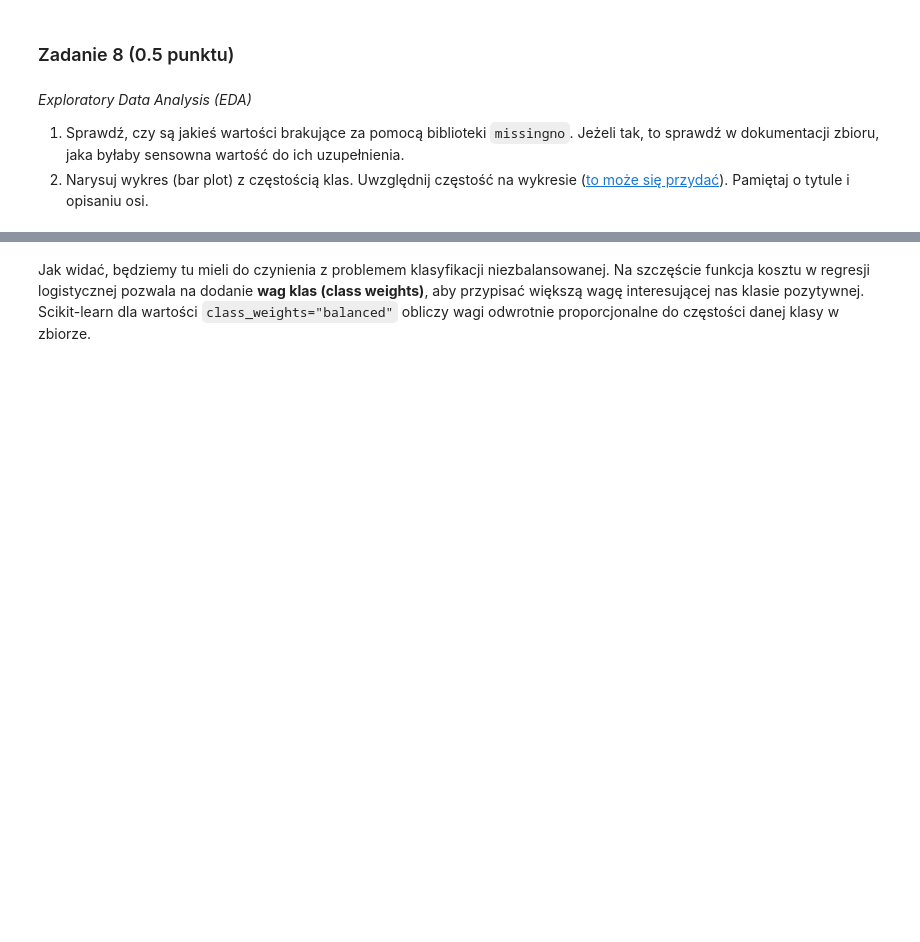
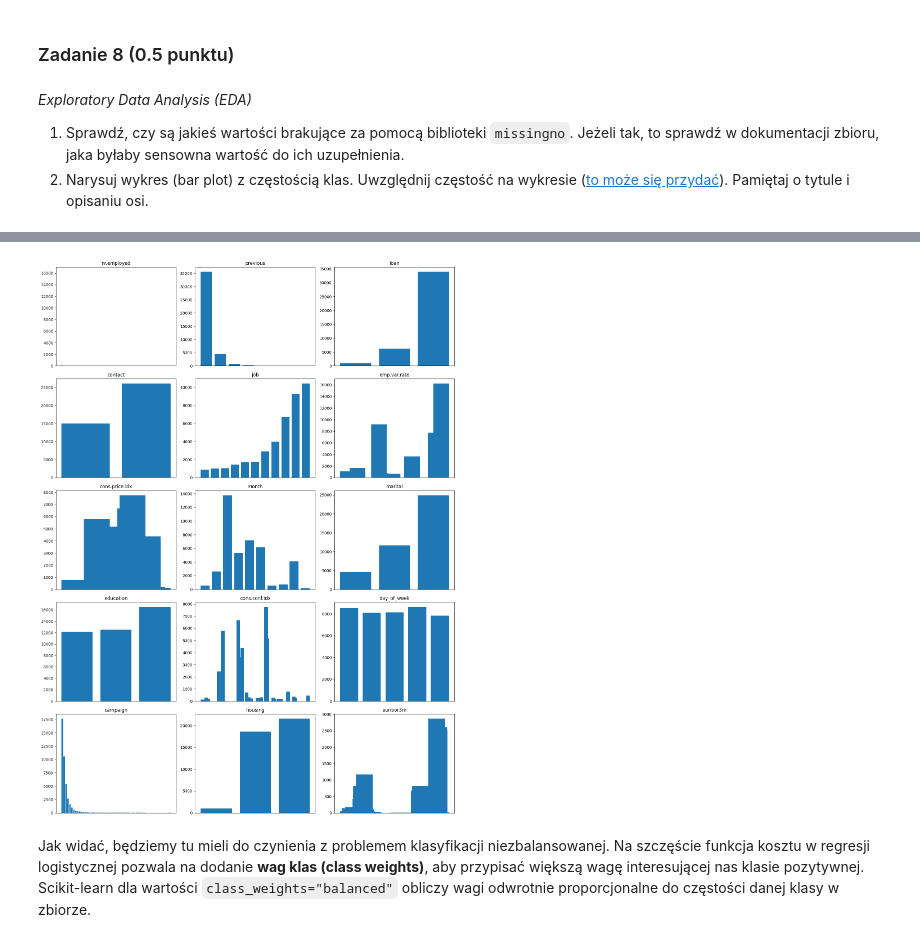
Before and after one commit to ariemic/sztuczna-inteligencja, a Jupyter notebook: lab1/lab_1.ipynb, the cells around one changed output, grey strips where cells are left out. Cells and saved outputs as stored; diff of their text form; code cells hidden in the pictures; blank space fills up the shorter version.

```diff
--- a/lab1/lab_1.ipynb
+++ b/lab1/lab_1.ipynb
@@ -1298,0 +1211,10 @@ Wszystkie dane są dobrze reprezentowane, każda cecha ma 1.0 czyli nie ma braku
+# %%
+# plot missing values
+df = df.replace("unknown", np.nan)
+msno.bar(df)
+
+replace_na(df, "job", "self-employed")
+replace_na(df, "marital", "single")
+replace_na(df, "education", "secondary")
+replace_na(df, "housing", "no")
+replace_na(df, "loan", "no")
@@ -1299,3 +1223,26 @@ Wszystkie dane są dobrze reprezentowane, każda cecha ma 1.0 czyli nie ma braku
+# %%
+# plot class frequencies
+
+class_counts = df["education"].value_counts(ascending=True)
+feautures = df.columns
+
+fig, axs = plt.subplots(5, 3, figsize=(15, 20))
+row_cnt, col_cnt = 0, 0
+
+for feauture in feautures:
+    class_count = df[feauture].value_counts(ascending=True)
+    axs[row_cnt][col_cnt].bar(class_count.index, class_count.values)
+    axs[row_cnt][col_cnt].set_title(feauture)
+    axs[row_cnt][col_cnt].set_xticks([])
+    row_cnt += 1
+    col_cnt += 1
+    row_cnt = row_cnt % 5
+    col_cnt = col_cnt % 3
+
+plt.tight_layout()
+plt.show()
+# %% [output]
+[figure, added]
 # %% [markdown]
 Jak widać, będziemy tu mieli do czynienia z problemem klasyfikacji niezbalansowanej. Na szczęście funkcja kosztu w regresji logistycznej pozwala na dodanie **wag klas (class weights)**, aby przypisać większą wagę interesującej nas klasie pozytywnej. Scikit-learn dla wartości `class_weights="balanced"` obliczy wagi odwrotnie proporcjonalne do częstości danej klasy w zbiorze.
 # %% [markdown]
```
Also changed, not shown: parts of 24 cells of this notebook.
